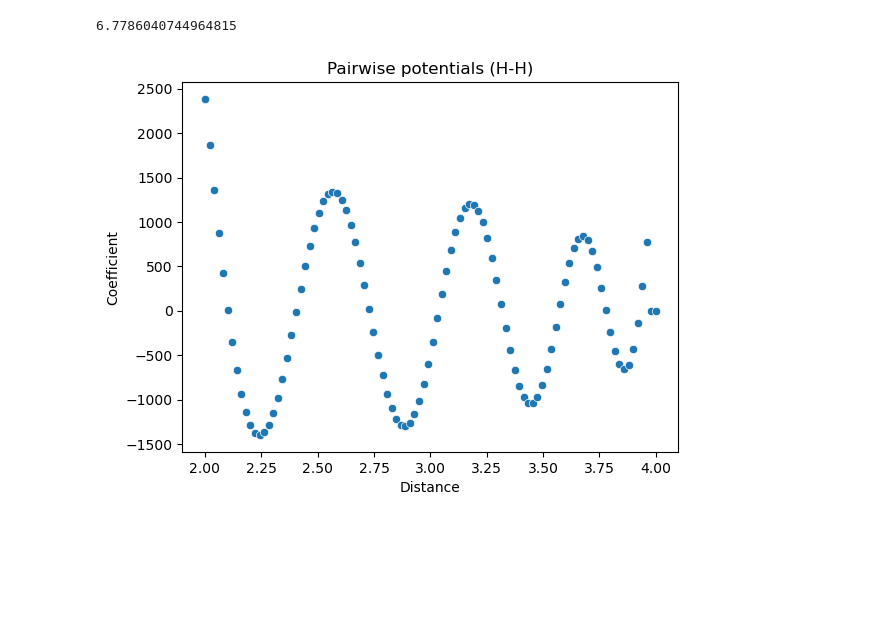
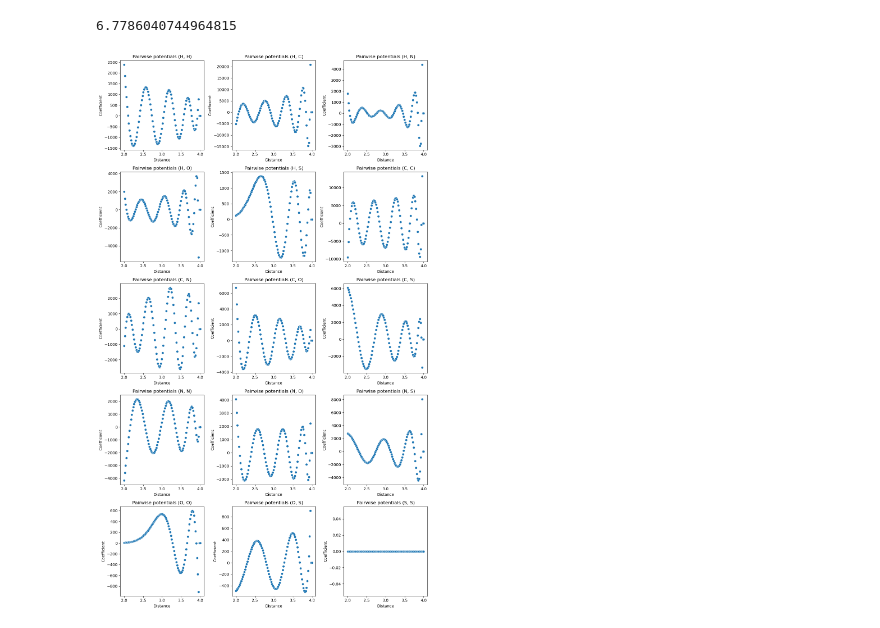
Before and after one commit to jascha-je/LabML4DS, a Jupyter notebook: p2/p2_jascha.ipynb, the cells around one changed output. Cells and saved outputs as stored; diff of their text form; code cells hidden in the pictures; blank space fills up the shorter version.

Commit message:
added pairwise potentials for all pairs

```diff
--- a/p2/p2_jascha.ipynb
+++ b/p2/p2_jascha.ipynb
@@ -344,10 +344,18 @@ mean_absolute_error(y_test, model.predict(X_test))
 6.7786040744964815
 # %%
 # Plot pairwise potentials (H-H pair)
-g = sns.scatterplot(x=intervals, y=model.coef_.reshape(100, 15)[:, 0])
-g.set_xlabel("Distance")
-g.set_ylabel("Coefficient")
-g.set_title('Pairwise potentials (H-H)')
-plt.show()
+
+fig, axes = plt.subplots(5, 3, figsize=(12, 20))
+axes = axes.flatten()
+
+pair_names = [*combinations_with_replacement(['H', 'C', 'N', 'O', 'S'], r=2)]
+
+for i in range(15):
+    g = sns.scatterplot(x=intervals, y=model.coef_.reshape(100, 15)[:, i], ax = axes[i])
+    g.set_xlabel("Distance")
+    g.set_ylabel("Coefficient")
+    name = str(pair_names[i]).replace("'",'')
+    g.set_title(f"Pairwise potentials {name}")
+plt.tight_layout()
 # %% [output]
-[figure, old version]
+[figure, new version]
```
